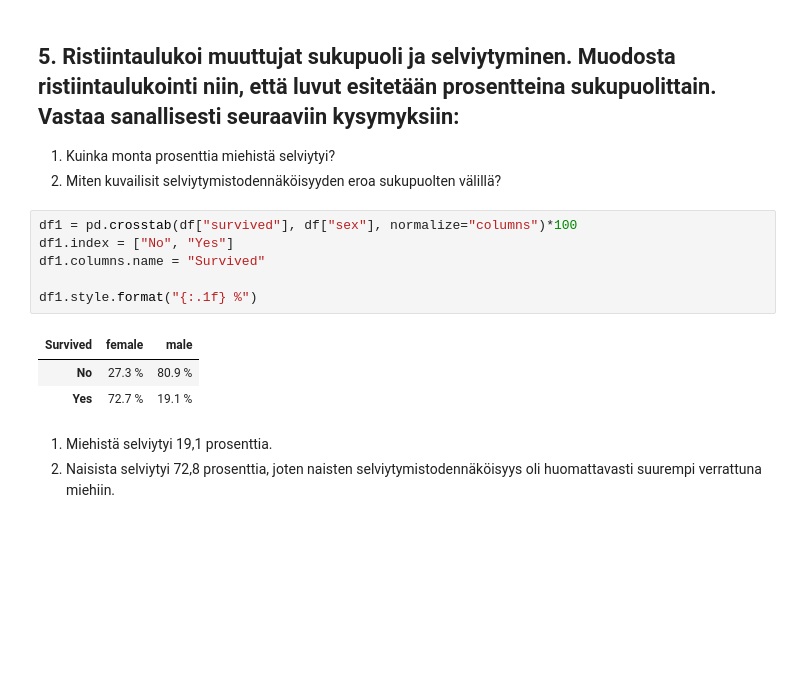
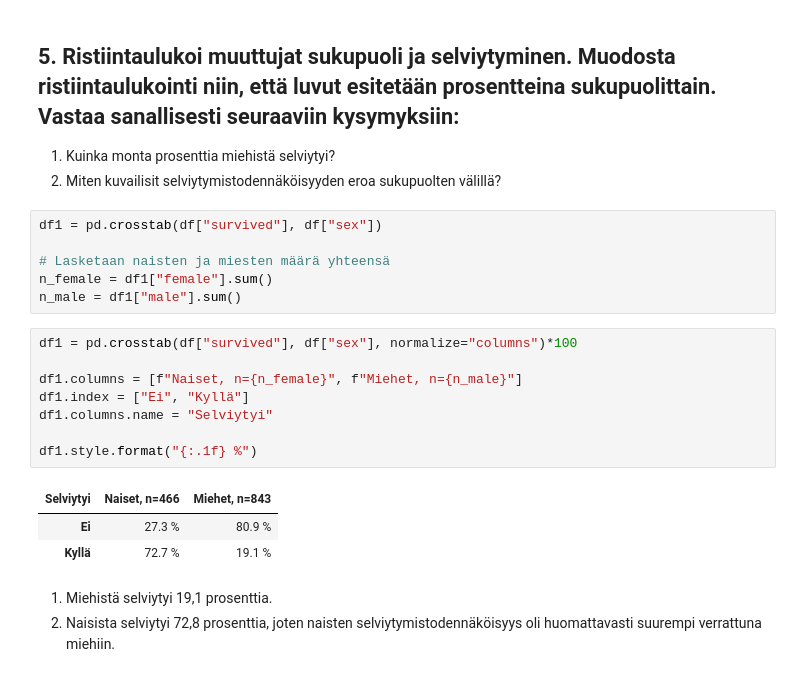
Before and after one commit to lassihi/Data-analytiikka-pythonilla, a Jupyter notebook: tehtava-1/tehtava-1.ipynb, the cells around one changed output. Saved outputs shown, nothing was run; the diff lists cells and outputs as text; blank space fills up the shorter version.

```diff
--- a/tehtava-1/tehtava-1.ipynb
+++ b/tehtava-1/tehtava-1.ipynb
@@ -110,16 +110,24 @@ yläkvartaali 39.0
 ## 5. Ristiintaulukoi muuttujat sukupuoli ja selviytyminen. Muodosta ristiintaulukointi niin, että luvut esitetään prosentteina sukupuolittain. Vastaa sanallisesti seuraaviin kysymyksiin:
 1. Kuinka monta prosenttia miehistä selviytyi?
 2. Miten kuvailisit selviytymistodennäköisyyden eroa sukupuolten välillä?
+# %%
+df1 = pd.crosstab(df["survived"], df["sex"])
+
+# Lasketaan naisten ja miesten määrä yhteensä
+n_female = df1["female"].sum()
+n_male = df1["male"].sum()
 # %%
 df1 = pd.crosstab(df["survived"], df["sex"], normalize="columns")*100
-df1.index = ["No", "Yes"]
-df1.columns.name = "Survived"
+
+df1.columns = [f"Naiset, n={n_female}", f"Miehet, n={n_male}"]
+df1.index = ["Ei", "Kyllä"]
+df1.columns.name = "Selviytyi"
 
 df1.style.format("{:.1f} %")
 # %% [output]
-| Survived | female | male |
-| No | 27.3 % | 80.9 % |
-| Yes | 72.7 % | 19.1 % |
+| Selviytyi | Naiset, n=466 | Miehet, n=843 |
+| Ei | 27.3 % | 80.9 % |
+| Kyllä | 72.7 % | 19.1 % |
 # %% [markdown]
 1. Miehistä selviytyi 19,1 prosenttia.
 2. Naisista selviytyi 72,8 prosenttia, joten naisten selviytymistodennäköisyys oli huomattavasti suurempi verrattuna miehiin.
```
